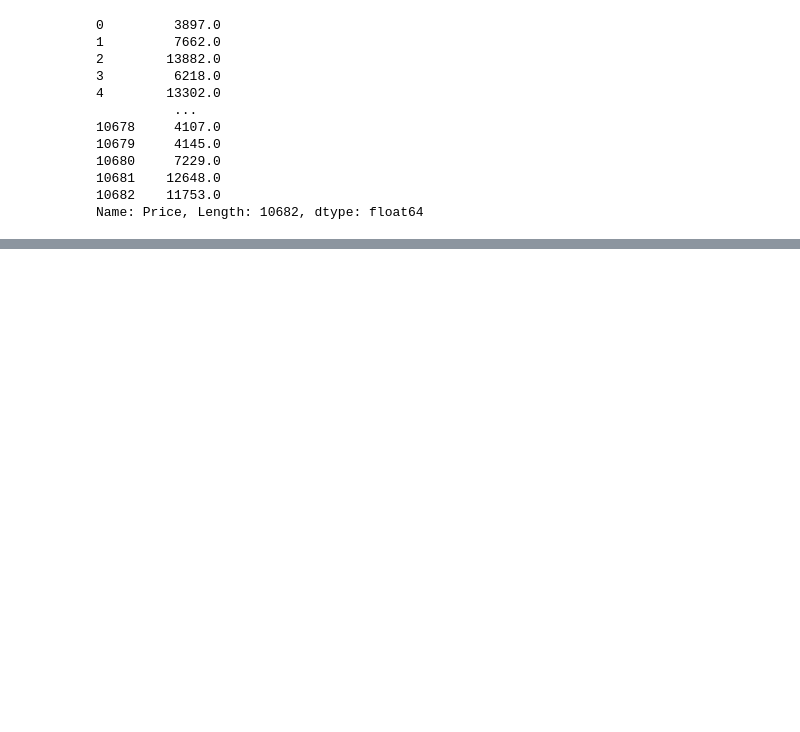
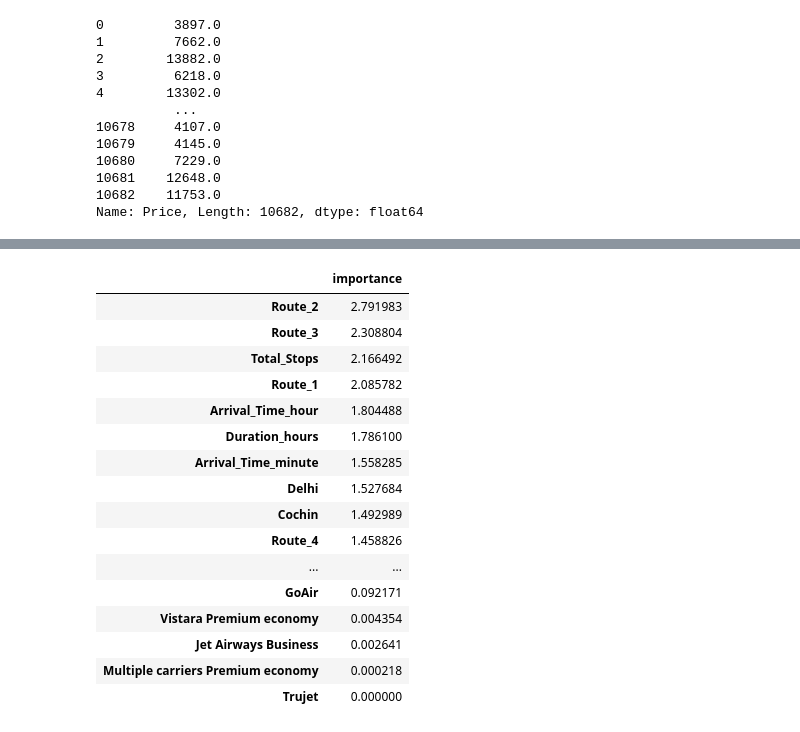
Before and after one commit to crzysab/Data-Science-Real-Projects-in-Python, a Jupyter notebook: Predict_Fare_of_Airlines_Tickets_using_Machine_Learning.ipynb, the cells around one changed output, grey strips where cells are left out. Saved outputs shown, nothing was run; the diff lists cells and outputs as text; code cells hidden in the pictures; blank space fills up the shorter version.

```diff
--- a/Predict_Fare_of_Airlines_Tickets_using_Machine_Learning.ipynb
+++ b/Predict_Fare_of_Airlines_Tickets_using_Machine_Learning.ipynb
@@ -718,0 +756,21 @@ Name: Price, Length: 10682, dtype: float64
+# %%
+imp.columns=['importance']
+imp.sort_values(by='importance', ascending=False)
+# %% [output]
+|  | importance |
+| Route_2 | 2.791983 |
+| Route_3 | 2.308804 |
+| Total_Stops | 2.166492 |
+| Route_1 | 2.085782 |
+| Arrival_Time_hour | 1.804488 |
+| Duration_hours | 1.786100 |
+| Arrival_Time_minute | 1.558285 |
+| Delhi | 1.527684 |
+| Cochin | 1.492989 |
+| Route_4 | 1.458826 |
+| ... | ... |
+| GoAir | 0.092171 |
+| Vistara Premium economy | 0.004354 |
+| Jet Airways Business | 0.002641 |
+| Multiple carriers Premium economy | 0.000218 |
+| Trujet | 0.000000 |
```
Also changed, not shown: parts of 5 cells of this notebook.
